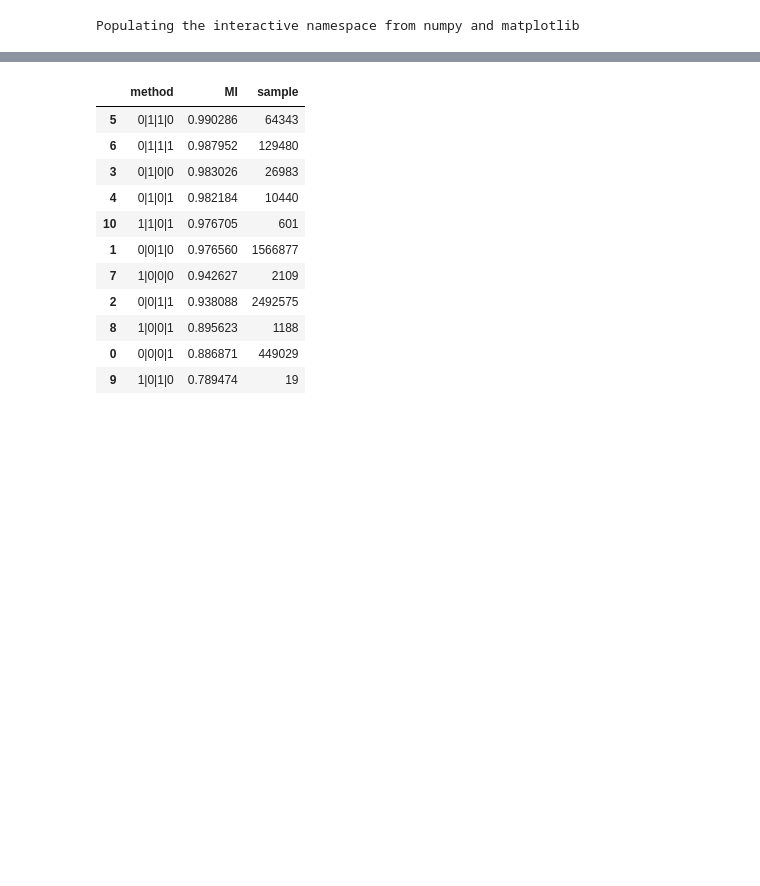
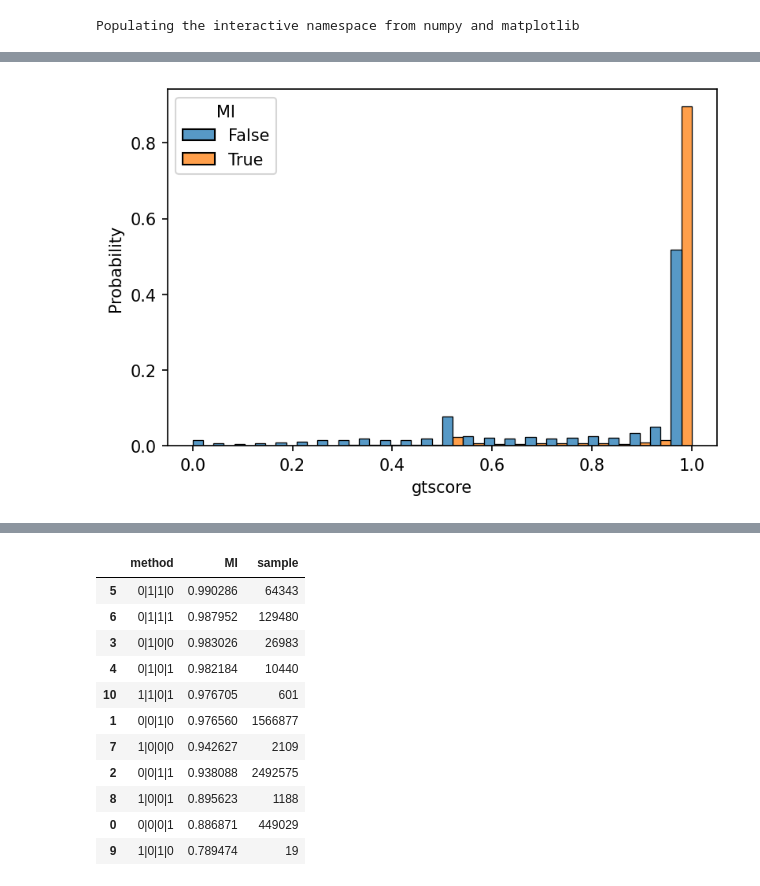
Before and after one commit to gymreklab/1000Genomes-TR-Analysis, a Jupyter notebook: mend/MendelianInheritanceAnalysis.ipynb, the cells around one changed output, grey strips where cells are left out. Cells and saved outputs as stored; diff of their text form; code cells hidden in the pictures; blank space fills up the shorter version.

```diff
--- a/mend/MendelianInheritanceAnalysis.ipynb
+++ b/mend/MendelianInheritanceAnalysis.ipynb
@@ -48,0 +74,8 @@ PlotByScore(data, "gtscore", percolors)
+# %%
+import seaborn as sns
+import matplotlib.pyplot as plt
+
+sns.histplot(data=data, x='gtscore', hue='MI', common_norm=False, stat='probability', multiple='dodge')
+plt.gcf().set_dpi(150)
+# %% [output]
+[figure, added]
```
Also changed, not shown: parts of 13 cells of this notebook.
